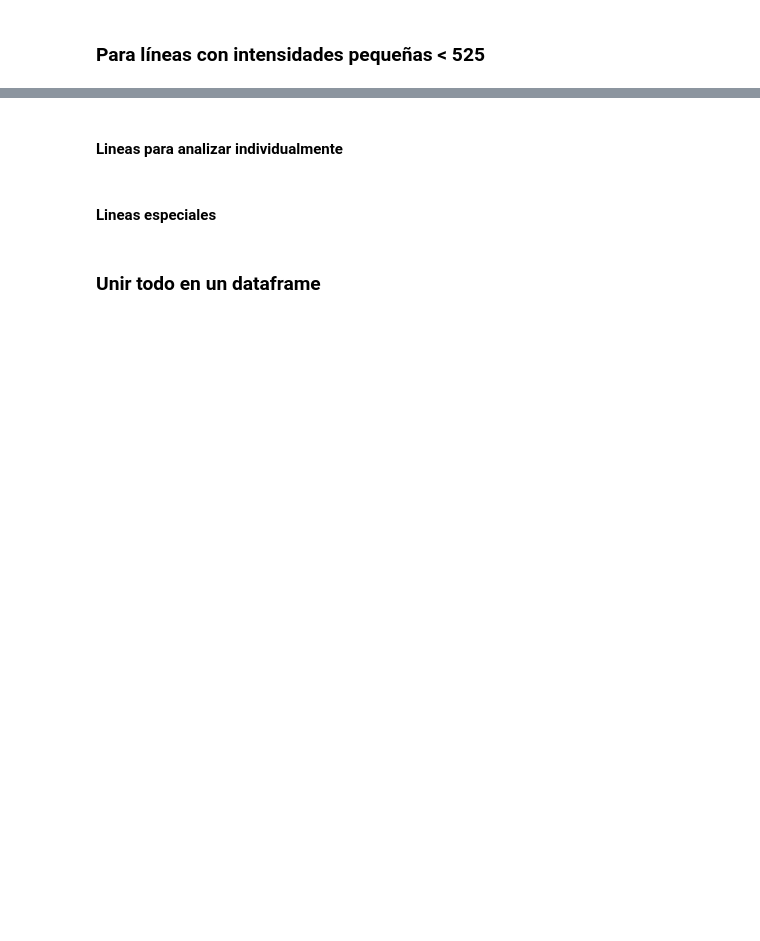
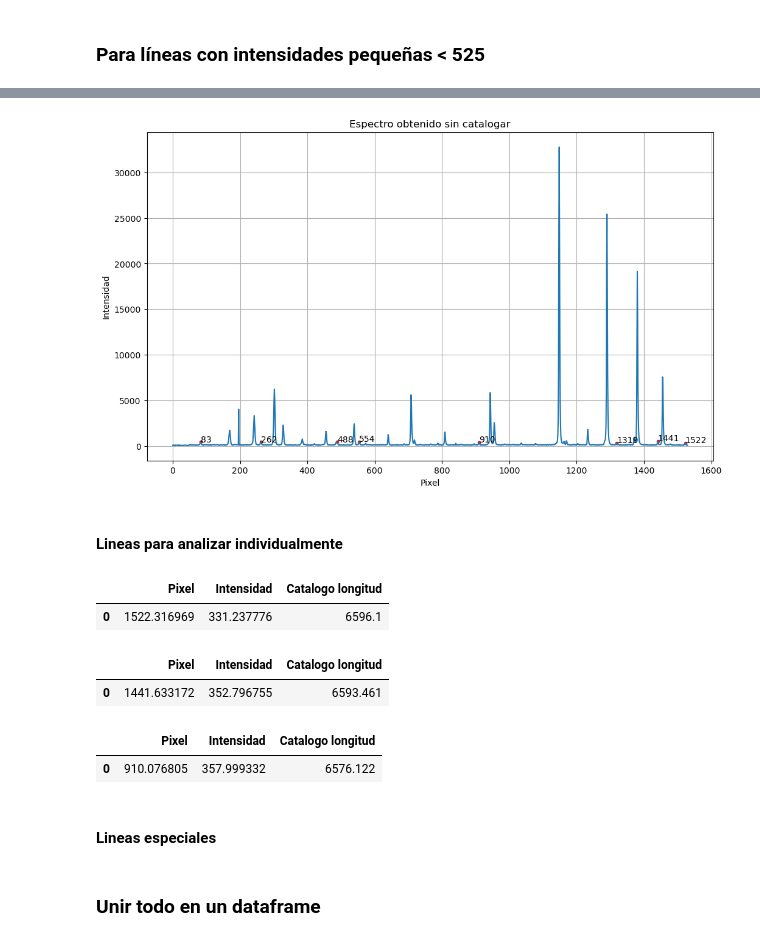
Before and after one commit to ccuellarn/Torium-Operation, a Jupyter notebook: Data/Th 6565/Analisis_6565.ipynb, the cells around one changed output, grey strips where cells are left out. Drawn from its saved outputs; the diff is of its cells as text; code cells hidden in the pictures; blank space fills up the shorter version.

```diff
--- a/Data/Th 6565/Analisis_6565.ipynb
+++ b/Data/Th 6565/Analisis_6565.ipynb
@@ -201 +282,17 @@ for i, label in enumerate(anotaciones):
+# %%
+pixnon = [486, 718, 1140,1162,1371 ,169,196,302,328,385,455,539,640,809, 1233, 1148, 1290, 1380,1455, 943, 955, 708,242] #Lineas que no aportan al análisis o ya se analizaron
+marker_x_,marker_y_, index_x_,index_y_,anotaciones_ = DataCatalogue(pixnon,marker_x_,marker_y_, index_x_,index_y_,anotaciones_)
+
+#Grafica
+fig1, ax1 = plt.subplots(1,1, figsize=(12,7))
+ax1.plot(pixel,intensidad)
+ax1.scatter(marker_x_,marker_y_,marker='.',color = 'red')
+ax1.set_title('Espectro obtenido sin catalogar')
+ax1.set_xlabel('Pixel')
+ax1.set_ylabel('Intensidad')
+ax1.grid()
+for i, label in enumerate(anotaciones_):
+    plt.annotate(label, (marker_x_[i] + 0.1, marker_y_[i]))
+# %% [output]
+[figure, added]
 # %%
@@ -205,16 +305,47 @@ for i, label in enumerate(anotaciones):
 # %% [markdown]
 #### Lineas para analizar individualmente
 # %%
-# #NO CONFUNDIR, son lineas ya analizadas, es para poder hacer un análisis más detallado a las lineas que por la intensidad toca separarlas del análisis general
-# pixsus = []
+#NO CONFUNDIR, son lineas ya analizadas, es para poder hacer un análisis más detallado a las lineas que por la intensidad toca separarlas del análisis general
+pixsus = [1319, 554, 262, 488, 83, 486, 718, 1140,1162,1371 ,169,196,302,328,385,455,539,640,809, 1233, 1148, 1290, 1380,1455, 943, 955, 708,242, 1441, 910]
 
-# pixel_,intensidad_,marker_x_,marker_y_, index_x_,index_y_,anotaciones_ = DataProcess(r"C:\Users\clauw\Documents\Programming\Torium-Operation\th 6200 orden 2 spec.txt",275,10)
-# marker_x_,marker_y_, index_x_,index_y_,anotaciones_ = DataCatalogue(pixsus,marker_x_,marker_y_, index_x_,index_y_,anotaciones_)
+pixel_,intensidad_,marker_x_,marker_y_, index_x_,index_y_,anotaciones_ = DataProcess(r"C:\Users\clauw\Documents\Programming\Torium-Operation\Data\Th 6565\th 6565 orden 2 spec.txt",355,5)
+marker_x_,marker_y_, index_x_,index_y_,anotaciones_ = DataCatalogue(pixsus,marker_x_,marker_y_, index_x_,index_y_,anotaciones_)
 
-# catalog_long_2 = []
-# DataFit_21 = MakeDataFrame(len(marker_x_),catalog_long_2,index_x_,index_y_)
+catalog_long_2 = [6596.100]
+DataFit_21 = MakeDataFrame(len(marker_x_),catalog_long_2,index_x_,index_y_)
 
-# DataFit_21
+DataFit_21
+# %% [output]
+|  | Pixel | Intensidad | Catalogo longitud |
+| 0 | 1522.316969 | 331.237776 | 6596.1 |
+# %%
+#NO CONFUNDIR, son lineas ya analizadas, es para poder hacer un análisis más detallado a las lineas que por la intensidad toca separarlas del análisis general
+pixsus = [1319, 554, 262, 488, 83, 486, 718, 1140,1162,1371 ,169,196,302,328,385,455,539,640,809, 1233, 1148, 1290, 1380,1455, 943, 955, 708,242, 1522, 910]
+
+pixel_,intensidad_,marker_x_,marker_y_, index_x_,index_y_,anotaciones_ = DataProcess(r"C:\Users\clauw\Documents\Programming\Torium-Operation\Data\Th 6565\th 6565 orden 2 spec.txt",355,11)
+marker_x_,marker_y_, index_x_,index_y_,anotaciones_ = DataCatalogue(pixsus,marker_x_,marker_y_, index_x_,index_y_,anotaciones_)
+
+catalog_long_2 = [6593.461]
+DataFit_22 = MakeDataFrame(len(marker_x_),catalog_long_2,index_x_,index_y_)
+
+DataFit_22
+# %% [output]
+|  | Pixel | Intensidad | Catalogo longitud |
+| 0 | 1441.633172 | 352.796755 | 6593.461 |
+# %%
+#NO CONFUNDIR, son lineas ya analizadas, es para poder hacer un análisis más detallado a las lineas que por la intensidad toca separarlas del análisis general
+pixsus = [1319, 554, 262, 488, 83, 486, 718, 1140,1162,1371 ,169,196,302,328,385,455,539,640,809, 1233, 1148, 1290, 1380,1455, 943, 955, 708,242, 1441, 1522]
+
+pixel_,intensidad_,marker_x_,marker_y_, index_x_,index_y_,anotaciones_ = DataProcess(r"C:\Users\clauw\Documents\Programming\Torium-Operation\Data\Th 6565\th 6565 orden 2 spec.txt",355,8)
+marker_x_,marker_y_, index_x_,index_y_,anotaciones_ = DataCatalogue(pixsus,marker_x_,marker_y_, index_x_,index_y_,anotaciones_)
+
+catalog_long_2 = [6576.122]
+DataFit_23 = MakeDataFrame(len(marker_x_),catalog_long_2,index_x_,index_y_)
+
+DataFit_23
+# %% [output]
+|  | Pixel | Intensidad | Catalogo longitud |
+| 0 | 910.076805 | 357.999332 | 6576.122 |
 # %% [markdown]
 #### Lineas especiales
 # %%
```
Also changed, not shown: parts of 14 cells of this notebook, 3 other files.
